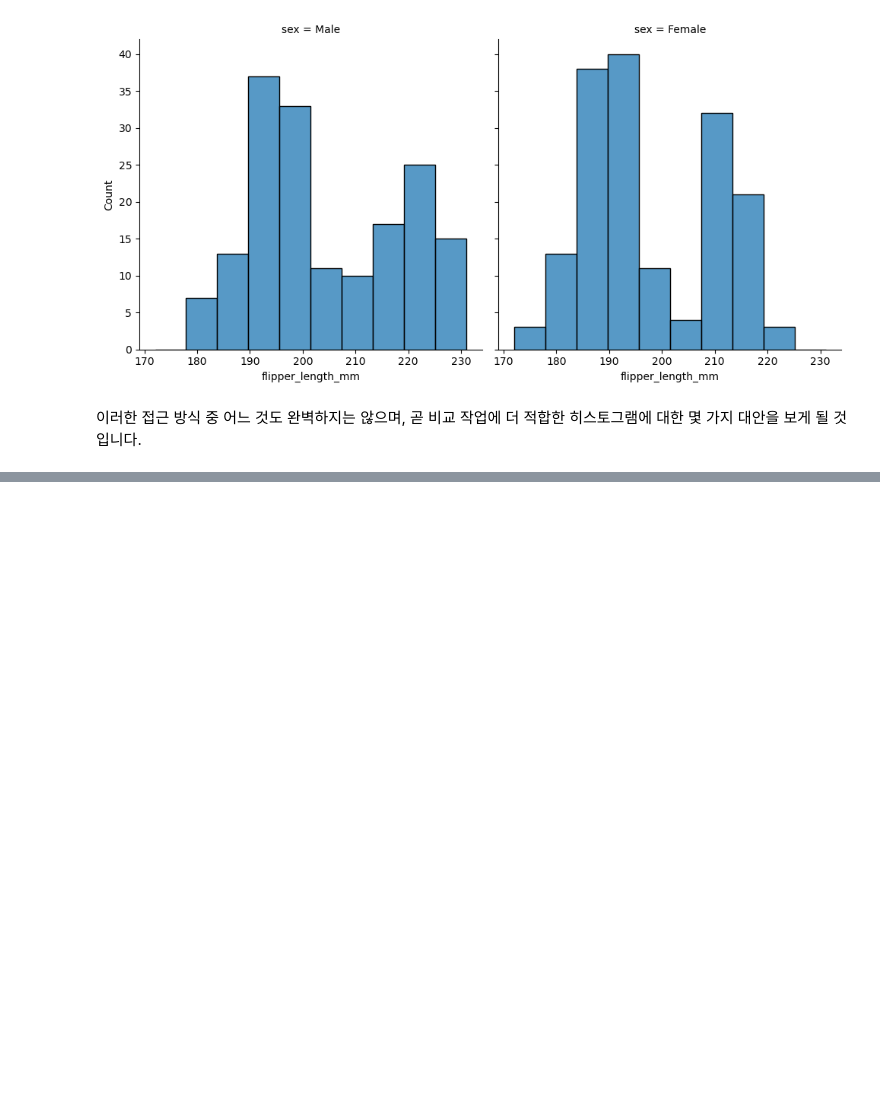
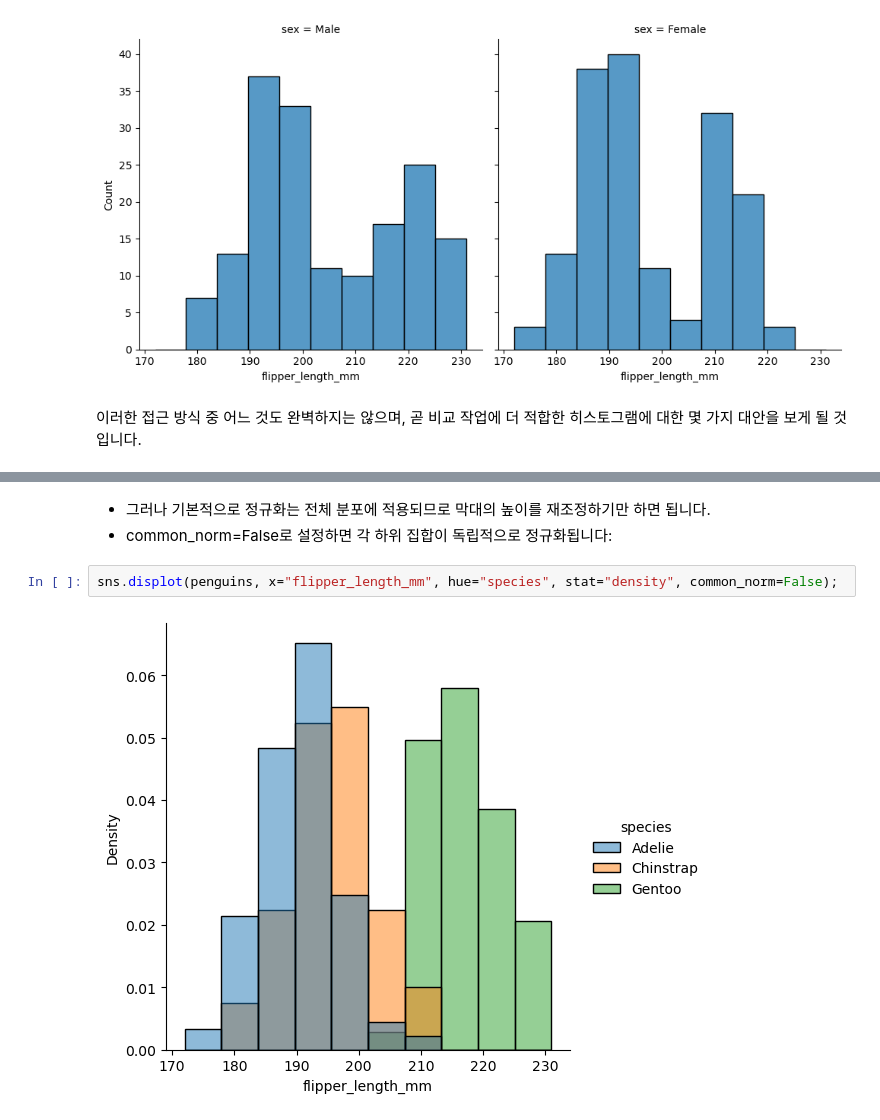
Before and after one commit to Daconic/Seaborn_tutorial_KOR, a Jupyter notebook: Visualizing distributions of data.ipynb, the cells around one changed output, grey strips where cells are left out. Drawn from its saved outputs; the diff is of its cells as text; blank space fills up the shorter version.

```diff
--- a/Visualizing distributions of data.ipynb
+++ b/Visualizing distributions of data.ipynb
@@ -112,0 +122,7 @@ sns.displot(penguins, x='flipper_length_mm', col='sex');
+# %% [markdown]
+- 그러나 기본적으로 정규화는 전체 분포에 적용되므로 막대의 높이를 재조정하기만 하면 됩니다.
+- common_norm=False로 설정하면 각 하위 집합이 독립적으로 정규화됩니다:
+# %%
+sns.displot(penguins, x="flipper_length_mm", hue="species", stat="density", common_norm=False);
+# %% [output]
+[figure, added]
```
Also changed, not shown: parts of 5 cells of this notebook.
